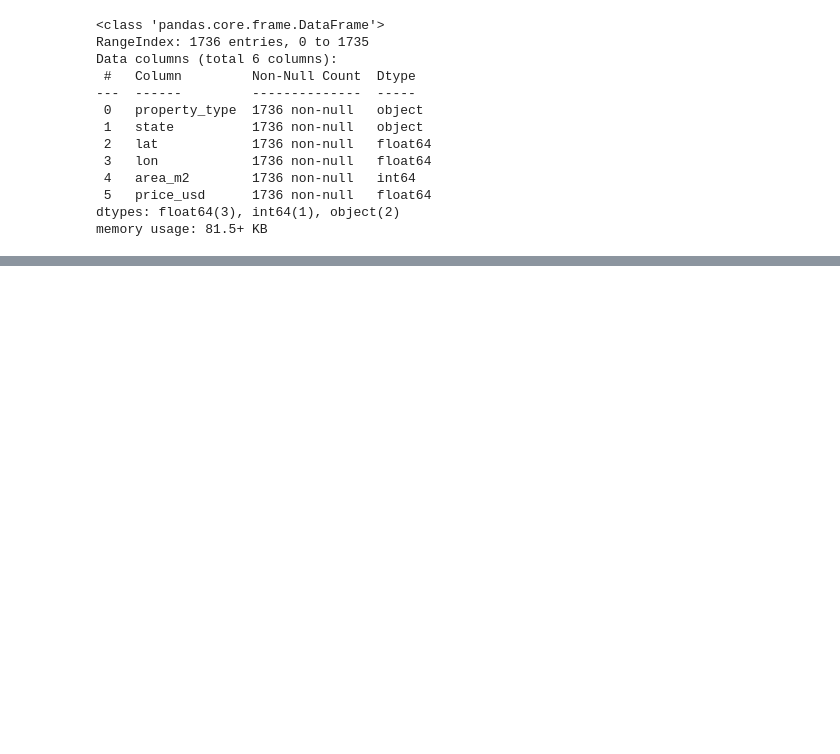
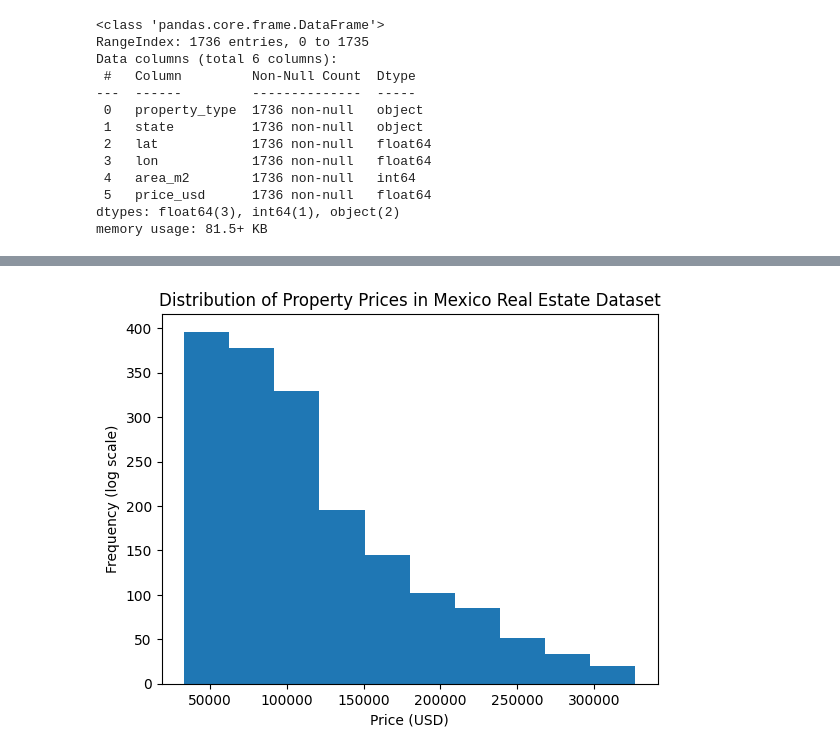
Before and after one commit to HiNacho/linear_regression, a Jupyter notebook: mexico_real_estate/mexico.ipynb, the cells around one changed output, grey strips where cells are left out. Saved outputs shown, nothing was run; the diff lists cells and outputs as text; code cells hidden in the pictures; blank space fills up the shorter version.

```diff
--- a/mexico_real_estate/mexico.ipynb
+++ b/mexico_real_estate/mexico.ipynb
@@ -80,0 +126,8 @@ ValueError: Value of 'hover_name' is not the name of a column in 'data_frame'. E
+# %%
+plt.hist(df["price_usd"])
+plt.xlabel("Price (USD)")
+plt.ylabel("Frequency (log scale)")
+plt.title("Distribution of Property Prices in Mexico Real Estate Dataset")
+plt.show()
+# %% [output]
+[figure, added]
```
Also changed, not shown: parts of 6 cells of this notebook, 2 other files.
